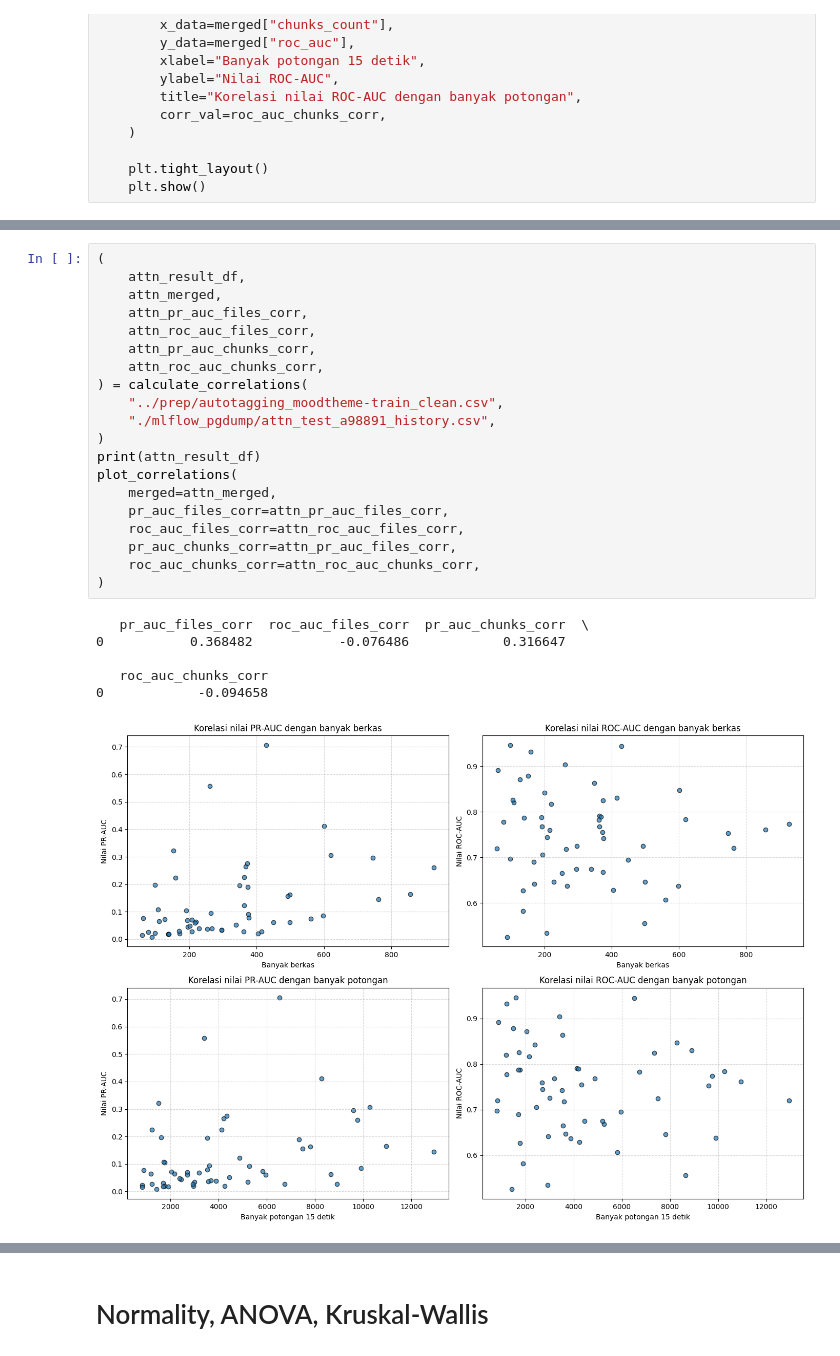
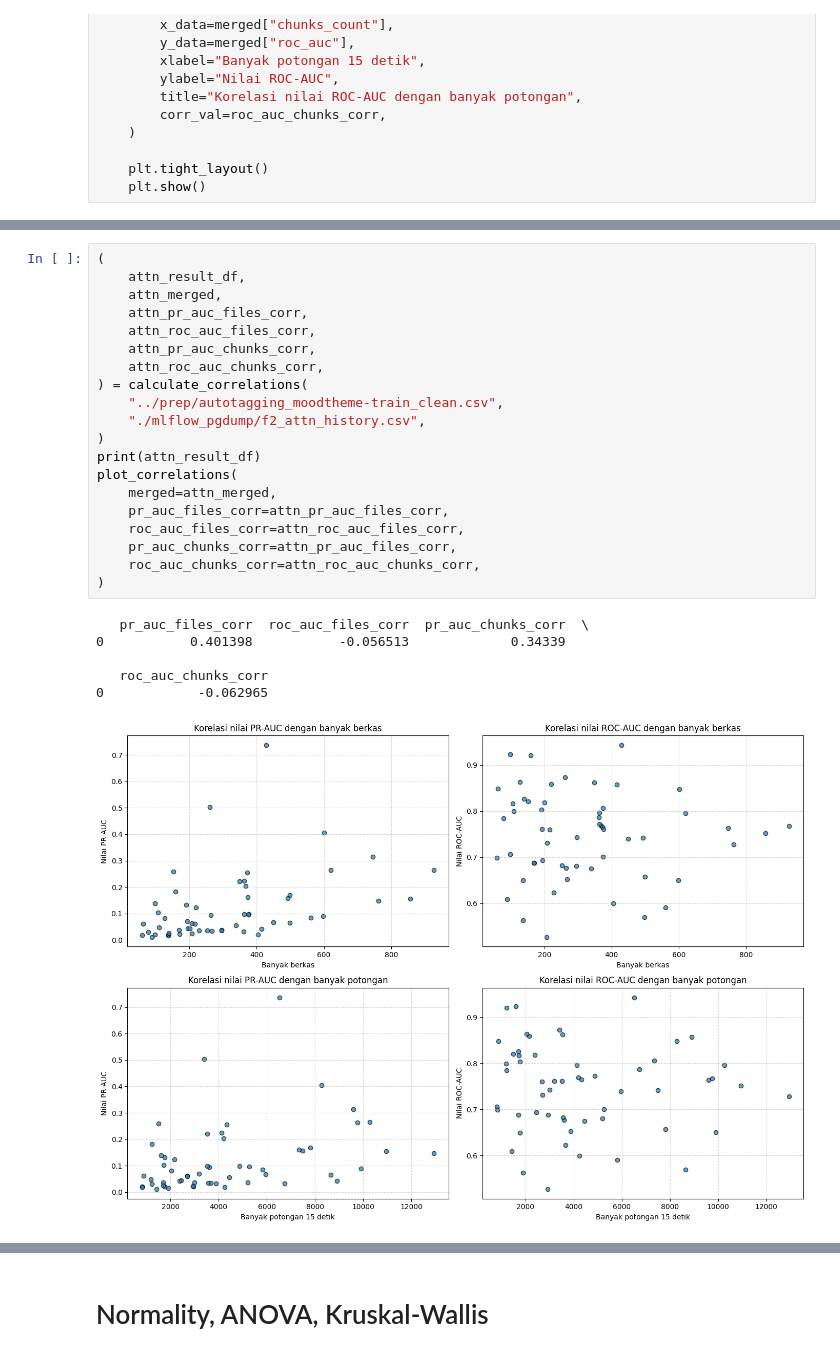
Before and after one commit to hugoalfedoputra/mudelling, a Jupyter notebook: ai/result_graphs.ipynb, the cells around one changed output, grey strips where cells are left out. Cells and saved outputs as stored; diff of their text form.

```diff
--- a/ai/result_graphs.ipynb
+++ b/ai/result_graphs.ipynb
@@ -750,27 +787,27 @@ plot_correlations(
 # %%
 (
     attn_result_df,
     attn_merged,
     attn_pr_auc_files_corr,
     attn_roc_auc_files_corr,
     attn_pr_auc_chunks_corr,
     attn_roc_auc_chunks_corr,
 ) = calculate_correlations(
     "../prep/autotagging_moodtheme-train_clean.csv",
-    "./mlflow_pgdump/attn_test_a98891_history.csv",
+    "./mlflow_pgdump/f2_attn_history.csv",
 )
 print(attn_result_df)
 plot_correlations(
     merged=attn_merged,
     pr_auc_files_corr=attn_pr_auc_files_corr,
     roc_auc_files_corr=attn_roc_auc_files_corr,
     pr_auc_chunks_corr=attn_pr_auc_files_corr,
     roc_auc_chunks_corr=attn_roc_auc_chunks_corr,
 )
 # %% [output]
    pr_auc_files_corr  roc_auc_files_corr  pr_auc_chunks_corr  \
-0           0.368482           -0.076486            0.316647
+0           0.401398           -0.056513             0.34339
 
    roc_auc_chunks_corr
-0            -0.094658
+0            -0.062965
-[figure, old version]
+[figure, new version]
```
Also changed, not shown: parts of 21 cells of this notebook, 18 other files.
